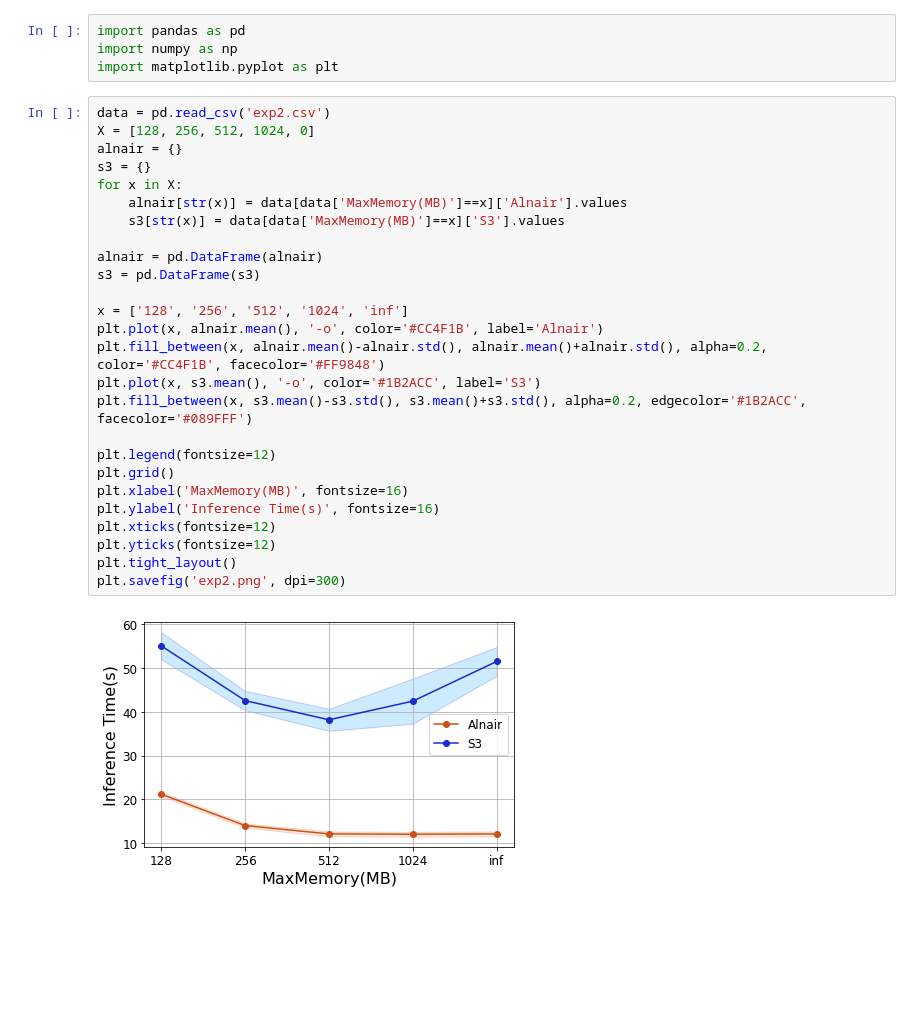
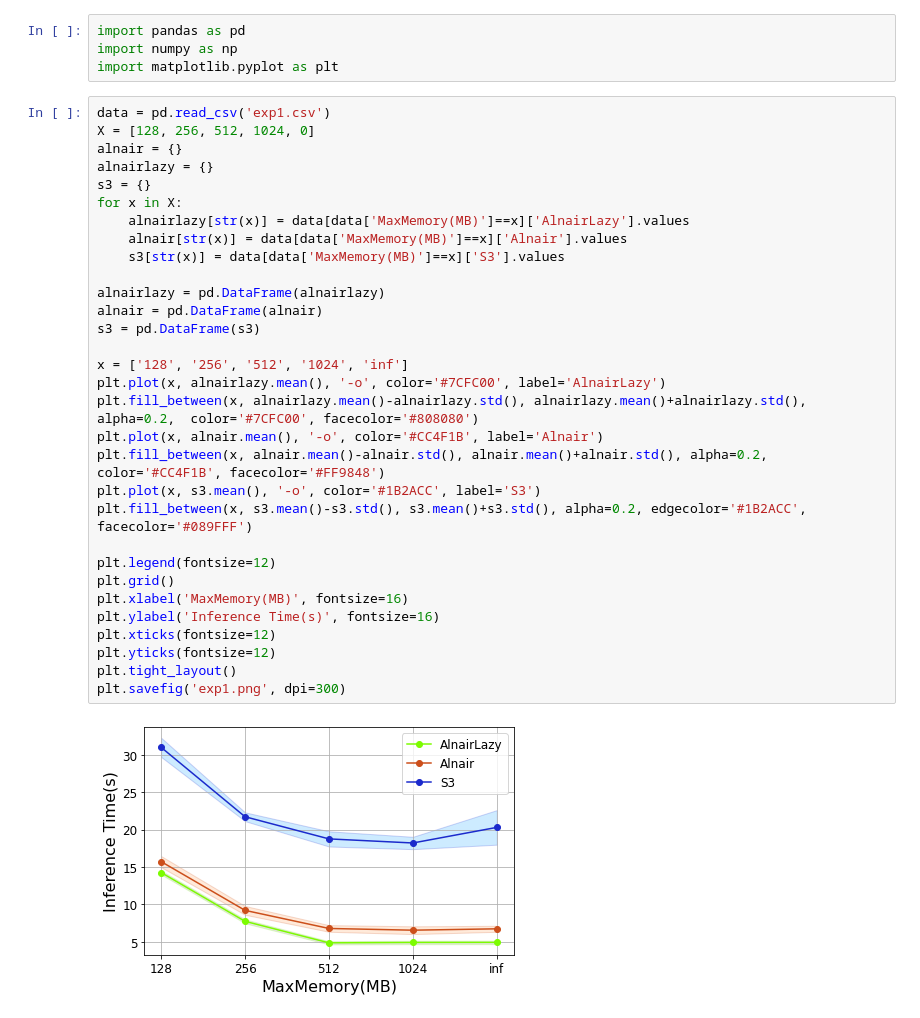
Before and after one commit to CentaurusInfra/alnair, a Jupyter notebook: storage-caching/k-v-store/examples/imagenet/experiments/visualizer.ipynb, the cells around one changed output. Drawn from its saved outputs; the diff is of its cells as text; blank space fills up the shorter version.

```diff
--- a/storage-caching/k-v-store/examples/imagenet/experiments/visualizer.ipynb
+++ b/storage-caching/k-v-store/examples/imagenet/experiments/visualizer.ipynb
@@ -3,30 +3,35 @@ import pandas as pd
 import numpy as np
 import matplotlib.pyplot as plt
 # %%
-data = pd.read_csv('exp2.csv')
+data = pd.read_csv('exp1.csv')
 X = [128, 256, 512, 1024, 0]
 alnair = {}
+alnairlazy = {}
 s3 = {}
 for x in X:
+    alnairlazy[str(x)] = data[data['MaxMemory(MB)']==x]['AlnairLazy'].values
     alnair[str(x)] = data[data['MaxMemory(MB)']==x]['Alnair'].values
     s3[str(x)] = data[data['MaxMemory(MB)']==x]['S3'].values
 
+alnairlazy = pd.DataFrame(alnairlazy)
 alnair = pd.DataFrame(alnair)
 s3 = pd.DataFrame(s3)
 
 x = ['128', '256', '512', '1024', 'inf']
+plt.plot(x, alnairlazy.mean(), '-o', color='#7CFC00', label='AlnairLazy')
+plt.fill_between(x, alnairlazy.mean()-alnairlazy.std(), alnairlazy.mean()+alnairlazy.std(), alpha=0.2,  color='#7CFC00', facecolor='#808080')
 plt.plot(x, alnair.mean(), '-o', color='#CC4F1B', label='Alnair')
 plt.fill_between(x, alnair.mean()-alnair.std(), alnair.mean()+alnair.std(), alpha=0.2,  color='#CC4F1B', facecolor='#FF9848')
 plt.plot(x, s3.mean(), '-o', color='#1B2ACC', label='S3')
 plt.fill_between(x, s3.mean()-s3.std(), s3.mean()+s3.std(), alpha=0.2, edgecolor='#1B2ACC', facecolor='#089FFF')
 
 plt.legend(fontsize=12)
 plt.grid()
 plt.xlabel('MaxMemory(MB)', fontsize=16)
 plt.ylabel('Inference Time(s)', fontsize=16)
 plt.xticks(fontsize=12)
 plt.yticks(fontsize=12)
 plt.tight_layout()
-plt.savefig('exp2.png', dpi=300)
+plt.savefig('exp1.png', dpi=300)
 # %% [output]
-[figure, old version]
+[figure, new version]
```
Also changed, not shown: 12 other files.
